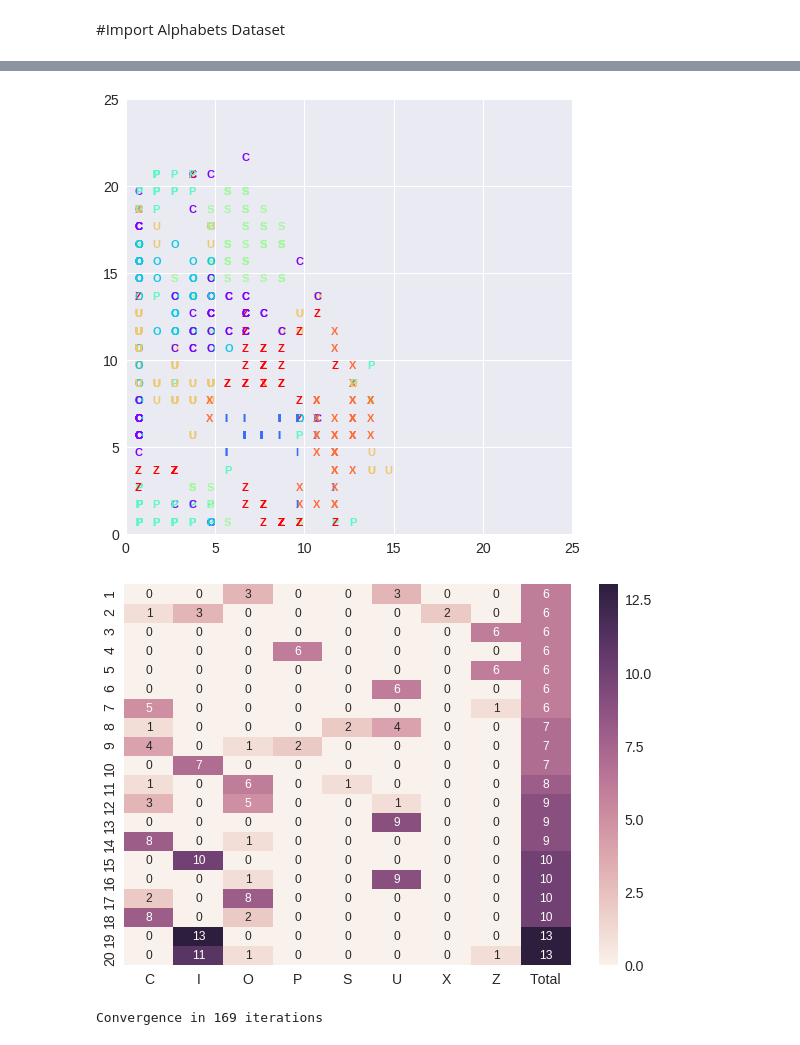
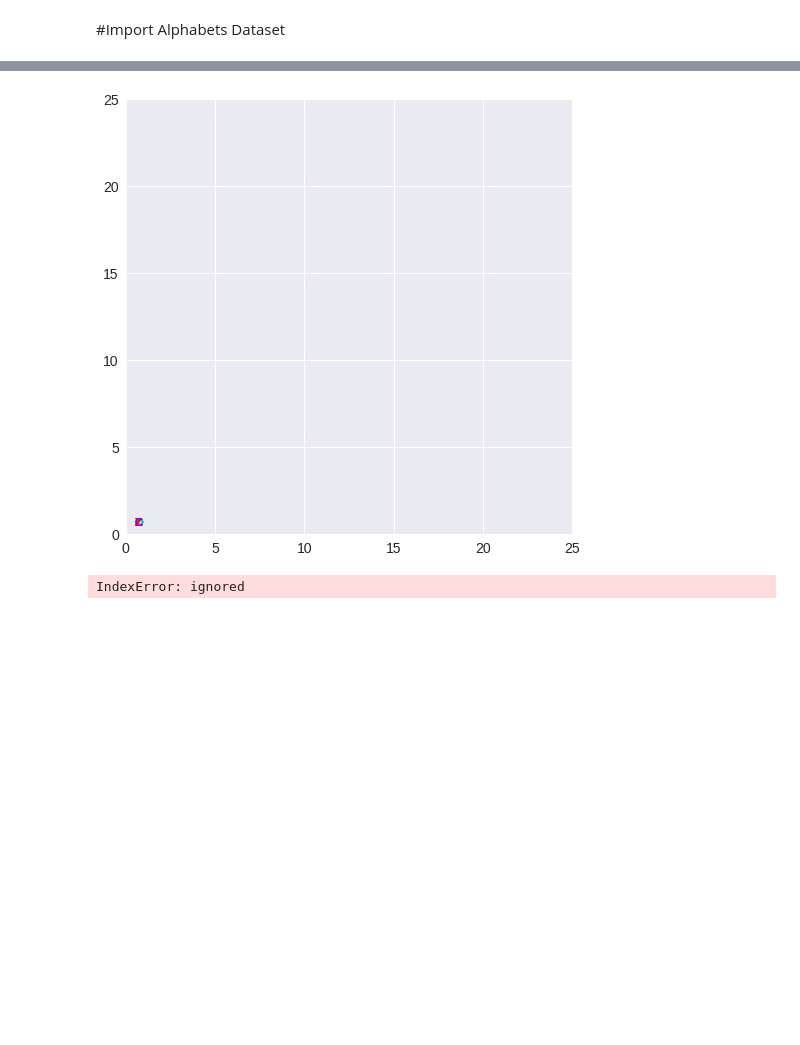
Before and after one commit to puraminy/mini_proj3, a Jupyter notebook: SOM.ipynb, the cells around one changed output, grey strips where cells are left out. Cells and saved outputs as stored; diff of their text form; code cells hidden in the pictures; blank space fills up the shorter version.

```diff
--- a/SOM.ipynb
+++ b/SOM.ipynb
@@ -58,11 +51,11 @@ fatal: destination path 'SOM' already exists and is not an empty directory.
 
 from minisom import MiniSom
 
-som = MiniSom(x=25, y=25, input_len=28*28, sigma=1.0, learning_rate=1.0, neighborhood_function='gaussian')  # initialization of 25x25 SOM
+som = MiniSom(x=25, y=25, input_len=28*28, sigma=0.0, learning_rate=1.0, neighborhood_function='gaussian')  # initialization of 25x25 SOM
 som.random_weights_init(alphabet)  # initialize weights with random values
 som.train_random(alphabet, 300)
 
-plt.figure(figsize=(10, 8))
+plt.figure(figsize=(2, 2))
 
 from pylab import bone, pcolor, colorbar, plot, show
 bone()
@@ -71,7 +64,7 @@ colorbar()
 
 for x, t in zip(alphabet, label):  # scatterplot
     w = som.winner(x)
-    wmap[w] = im
+    print("winner=", w)
     plt. text(w[0]+.5,
               w[1]+.5,
               label2[t],
@@ -84,7 +94,7 @@ for x, t in zip(alphabet, label):  # scatterplot
 # SOM Training
 from minisom import MiniSom
 
-def SOM (data = alphabet, x = 25, y = 25, features = 28*28, radius = 1, learningrate = 1, decay = 0.9, neighborhood='gaussian'):
+def SOM (data = alphabet, x = 25, y = 25, features = 28*28, radius = 0, learningrate = 1, decay = 0.9, neighborhood='gaussian'):
     #som = MiniSom(x=x, y=y, input_len=features, sigma=radius, learning_rate=learningrate, neighborhood_function=neighborhood)  # initialization of 25x25 SOM
     # som.random_weights_init(alphabet)  # initialize weights with random values
     # initial weights
@@ -93,7 +103,7 @@ def SOM (data = alphabet, x = 25, y = 25, features = 28*28, radius = 1, learning
     delta_w = 1
     i=0
     while delta_w>0.0001:
-        som = MiniSom(x=x, y=y, input_len=features, sigma=radius, learning_rate=learningrate,
+        som = MiniSom(x=x, y=y, input_len=features, sigma=0.0, learning_rate=learningrate,
                       neighborhood_function=neighborhood)  # initialization of 25x25 SOM
         som._weights = weights-0
         #weights = som.get_weights() - 0
@@ -146,33 +156,32 @@ for i in nodes:
 sorted_values = sorted(values, key=len)
 selected_nodes = sorted_values[-20:] # 20 nodes with the most data
 
 result_mat =np.zeros([20,9])
 
 for i in range(20):
     result_mat[i,8] = len(selected_nodes[i])
     for j in range(len(selected_nodes[i])):
         zeroo = alphabet-selected_nodes[i][j]
         pos = np.where(~zeroo.any(axis=1))[0]
         result_mat[i, label[pos]] = result_mat[i, label[pos]]+1
 
 
 
 import seaborn as sn
 import pandas  as pd
 
 df_result = pd.DataFrame(result_mat, range(20), range(9))
 
 aylabels = ['1', '2', '3', '4', '5', '6', '7', '8', '9', '10','11',
             '12', '13', '14', '15', '16', '17', '18', '19', '20']
 axlabels = ['C', 'I', 'O', 'P', 'S', 'U', 'X', 'Z', 'Total']
 
 plt.figure(figsize=(10, 7))
 sn.set(font_scale=1.4)  # for label size
 sn.heatmap(df_result, annot=True, annot_kws={"size": 12}, xticklabels=axlabels, yticklabels=aylabels)  # font size
 plt.show()
 
 print("Convergence in "+str(ii)+" iterations")
 # %% [output]
-[figure, old version]
+[figure, new version]
-[figure, removed]
-Convergence in 169 iterations
+IndexError: ignored
```
Also changed, not shown: parts of 3 cells of this notebook.
